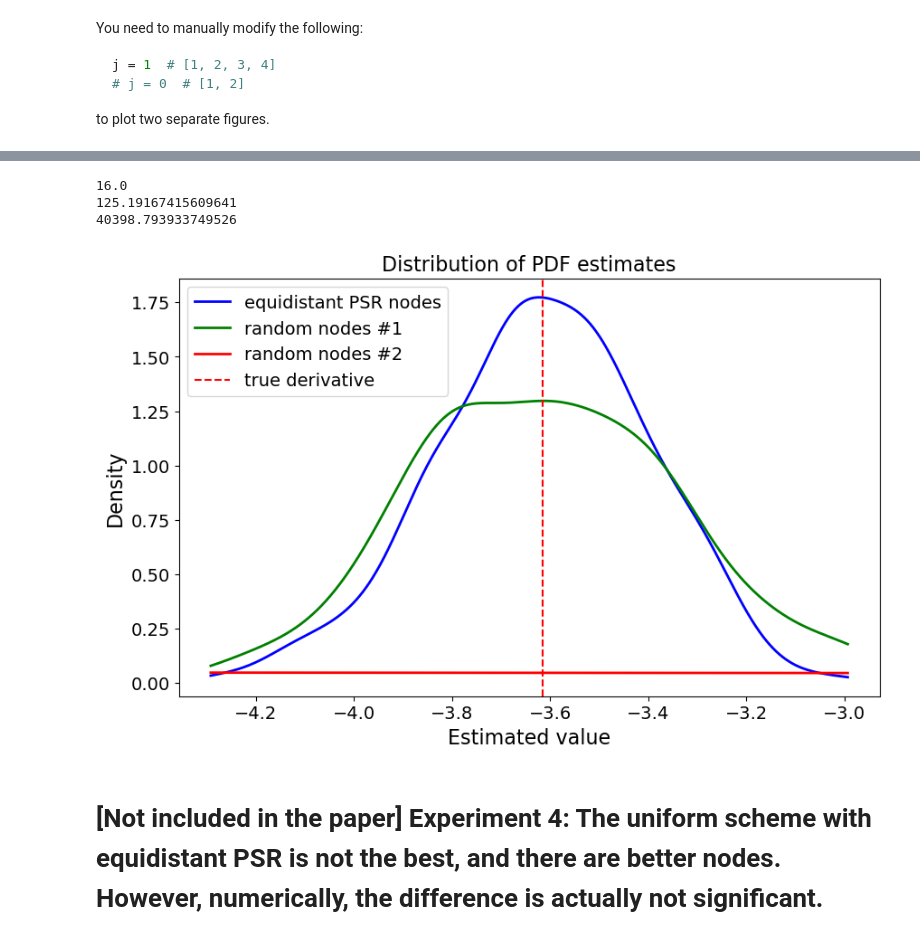
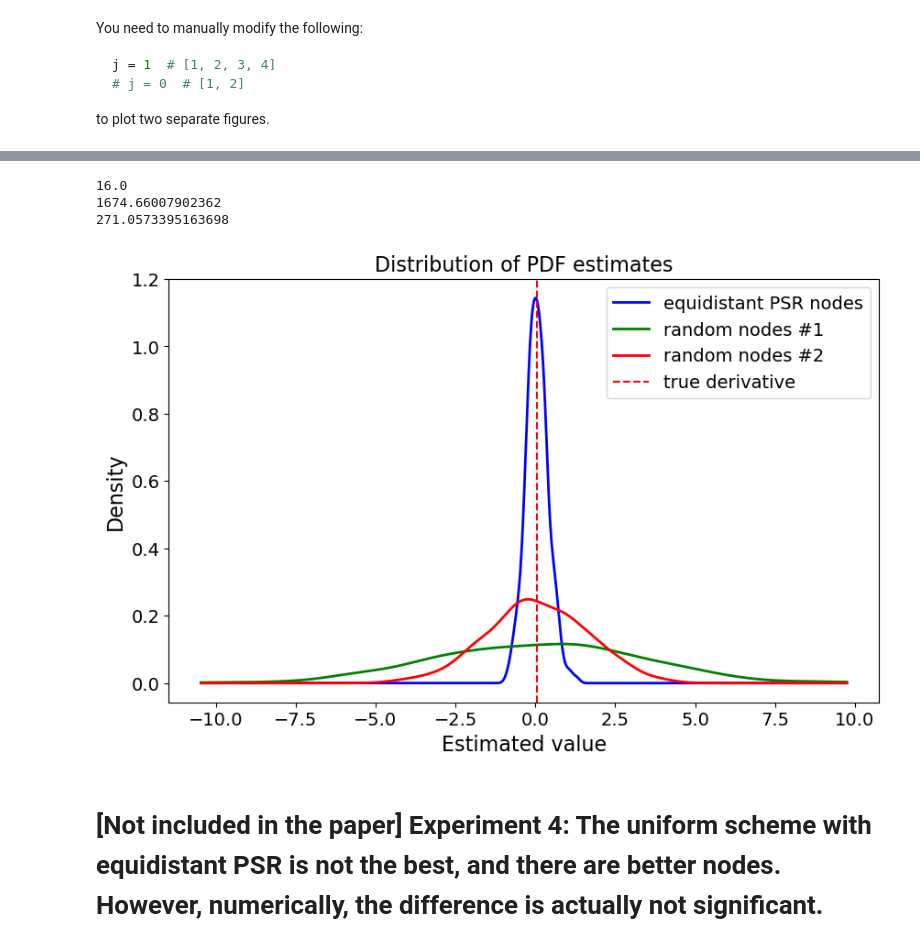
Before and after one commit to GALVINLAI/EPSR_public_codes, a Jupyter notebook: XXZ_HVA.ipynb, the cells around one changed output, grey strips where cells are left out. Saved outputs shown, nothing was run; the diff lists cells and outputs as text; code cells hidden in the pictures.

```diff
--- a/XXZ_HVA.ipynb
+++ b/XXZ_HVA.ipynb
@@ -798,82 +786,100 @@ nodes_random_2 = np.random.uniform(0, np.pi, r)
 
 shot_scheme = 'weighted'
 
-# Loop to calculate derivative estimates
-estimate_results_nodes_equi = []
-for _ in range(num_trials):
-    psr_derivitive, b_equi, t_var_equi = compute_derivative_using_psr(x0, noise_univariate_fun, N_total, d, Omegas, nodes_equi, shot_scheme)
-    estimate_results_nodes_equi.append(psr_derivitive)
-
-estimate_results_nodes_random_1 = []
-for _ in range(num_trials):
-    psr_derivitive_2, b1, t_var1 = compute_derivative_using_psr(x0, noise_univariate_fun, N_total, d, Omegas, nodes_random_1, shot_scheme)
-    estimate_results_nodes_random_1.append(psr_derivitive_2)
-
-
-estimate_results_nodes_random_2 = []
-for _ in range(num_trials):
-    psr_derivitive_2, b2, t_var2 = compute_derivative_using_psr(x0, noise_univariate_fun, N_total, d, Omegas, nodes_random_2, shot_scheme)
-    estimate_results_nodes_random_2.append(psr_derivitive_2)
+_, _, t_var_equi = compute_derivative_using_psr(x0, noise_univariate_fun, N_total, d, Omegas, nodes_equi, shot_scheme)
+_, _, t_var1 = compute_derivative_using_psr(x0, noise_univariate_fun, N_total, d, Omegas, nodes_random_1, shot_scheme)
+_, _, t_var2 = compute_derivative_using_psr(x0, noise_univariate_fun, N_total, d, Omegas, nodes_random_2, shot_scheme)
 
 print(t_var_equi)
 print(t_var1)
 print(t_var2)
 # %% [output]
 16.0
-125.19167415609641
-40398.793933749526
+1674.66007902362
+271.0573395163698
+# %%
+
+
+# Loop to calculate derivative estimates
+estimate_results_nodes_equi = []
+for _ in range(num_trials):
+    psr_derivitive, b_equi, _ = compute_derivative_using_psr(x0, noise_univariate_fun, N_total, d, Omegas, nodes_equi, shot_scheme)
+    estimate_results_nodes_equi.append(psr_derivitive)
+
+estimate_results_nodes_random_1 = []
+for _ in range(num_trials):
+    psr_derivitive_2, b1, _  = compute_derivative_using_psr(x0, noise_univariate_fun, N_total, d, Omegas, nodes_random_1, shot_scheme)
+    estimate_results_nodes_random_1.append(psr_derivitive_2)
+
+estimate_results_nodes_random_2 = []
+for _ in range(num_trials):
+    psr_derivitive_2, b2, _  = compute_derivative_using_psr(x0, noise_univariate_fun, N_total, d, Omegas, nodes_random_2, shot_scheme)
+    estimate_results_nodes_random_2.append(psr_derivitive_2)
 # %%
 # Convert results to numpy array for KDE
 estimate_results_nodes_equi = np.array(estimate_results_nodes_equi)
 estimate_results_nodes_random_1 = np.array(estimate_results_nodes_random_1)
 estimate_results_nodes_random_2 = np.array(estimate_results_nodes_random_2)
 
+x_vals_equi = np.linspace(min(estimate_results_nodes_equi), max(estimate_results_nodes_equi), 1000)
+x_vals1 = np.linspace(min(estimate_results_nodes_random_1), max(estimate_results_nodes_random_1), 1000)
+x_vals2 = np.linspace(min(estimate_results_nodes_random_2), max(estimate_results_nodes_random_2), 1000)
+
 # Plotting the figure
 plt.figure(figsize=(10, 6))
 
 # Estimate the PDF for equidistant PSR nodes
 kde_node_equi = gaussian_kde(estimate_results_nodes_equi, bw_method='scott')
-x_vals = np.linspace(min(estimate_results_nodes_equi), max(estimate_results_nodes_equi), 1000)
+
+# if t_var1 < t_var2:
+#     x_vals = x_vals2
+# else:
+#     x_vals = x_vals1
+
+x_vals = x_vals1
+
 plt.plot(x_vals, kde_node_equi(x_vals),
          label='equidistant PSR nodes',
          color='b', linewidth=2)
 
 # Estimate the PDF for random node 1
 kde_node_1 = gaussian_kde(estimate_results_nodes_random_1, bw_method='scott')
+
 plt.plot(x_vals, kde_node_1(x_vals),
          label='random nodes #1',
          color='g', linewidth=2)
 
 # Estimate the PDF for random node 2
 kde_node_2 = gaussian_kde(estimate_results_nodes_random_2, bw_method='scott')
+
 plt.plot(x_vals, kde_node_2(x_vals),
          label='random nodes #2',
          color='r', linewidth=2)
 
 # Plot the vertical line for the true value
 plt.axvline(true_value, color='r', linestyle='--',
             label=f'true derivative'
             )
 
 # Customize ticks and labels
 plt.xticks(fontsize=14)
 plt.yticks(fontsize=14)
 
 # Set title and axis labels' font size
 plt.title('Distribution of PDF estimates', fontsize=16)
 plt.xlabel('Estimated value', fontsize=16)
 plt.ylabel('Density', fontsize=16)
 
 # Set the legend font size
 plt.legend(fontsize=14)
 
 # Remove the grid lines
 plt.grid(False)
 
 # Show the plot
 plt.show()
 # %% [output]
-[figure, old version]
+[figure, new version]
 # %% [markdown]
 # [Not included in the paper] Experiment 4: The uniform scheme with equidistant PSR is not the best, and there are better nodes. However, numerically, the difference is actually not significant.
 # %%
```
Also changed, not shown: parts of 6 cells of this notebook.
